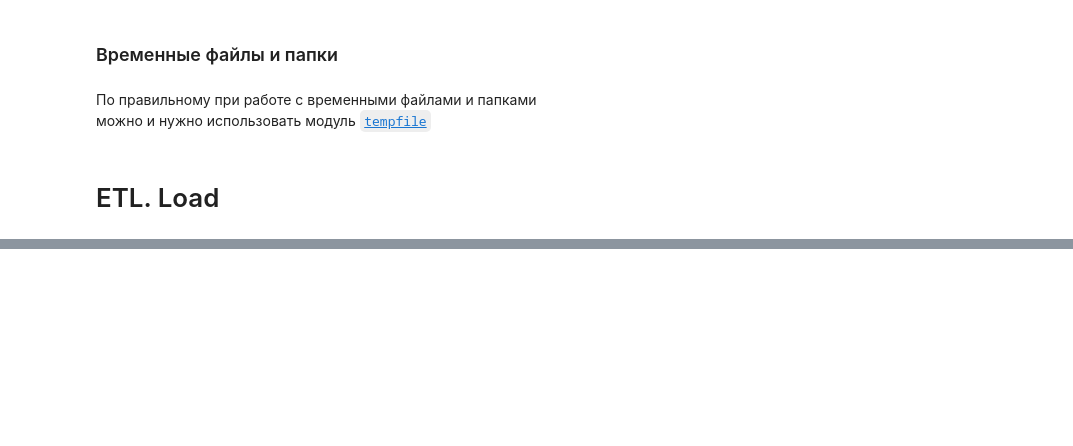
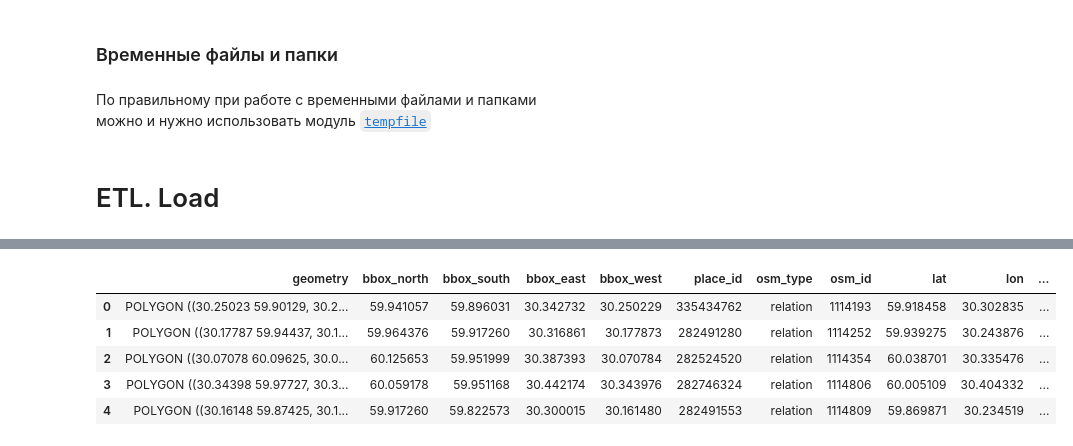
Before and after one commit to aeksei/test_colab, a Jupyter notebook: PythonUrban_lecture_4.ipynb, the cells around one changed output, grey strips where cells are left out. Saved outputs shown, nothing was run; the diff lists cells and outputs as text; code cells hidden in the pictures; blank space fills up the shorter version.

```diff
--- a/PythonUrban_lecture_4.ipynb
+++ b/PythonUrban_lecture_4.ipynb
@@ -237,0 +474,13 @@ gdf = gpd.
+# %%
+def get_green_zone_intersection(district_geometry):
+    return green_zone_gdf.geometry.intersection(district_geometry).unary_union
+
+districts["green_zone_intersection"] = districts.geometry.apply(get_green_zone_intersection)
+districts.head()
+# %% [output]
+|  | geometry | bbox_north | bbox_south | bbox_east | bbox_west | place_id | osm_type | osm_id | lat | lon | ... |
+| 0 | POLYGON ((30.25023 59.90129, 30.2... | 59.941057 | 59.896031 | 30.342732 | 30.250229 | 335434762 | relation | 1114193 | 59.918458 | 30.302835 | ... |
+| 1 | POLYGON ((30.17787 59.94437, 30.1... | 59.964376 | 59.917260 | 30.316861 | 30.177873 | 282491280 | relation | 1114252 | 59.939275 | 30.243876 | ... |
+| 2 | POLYGON ((30.07078 60.09625, 30.0... | 60.125653 | 59.951999 | 30.387393 | 30.070784 | 282524520 | relation | 1114354 | 60.038701 | 30.335476 | ... |
+| 3 | POLYGON ((30.34398 59.97727, 30.3... | 60.059178 | 59.951168 | 30.442174 | 30.343976 | 282746324 | relation | 1114806 | 60.005109 | 30.404332 | ... |
+| 4 | POLYGON ((30.16148 59.87425, 30.1... | 59.917260 | 59.822573 | 30.300015 | 30.161480 | 282491553 | relation | 1114809 | 59.869871 | 30.234519 | ... |
```
Also changed, not shown: parts of 29 cells of this notebook.
